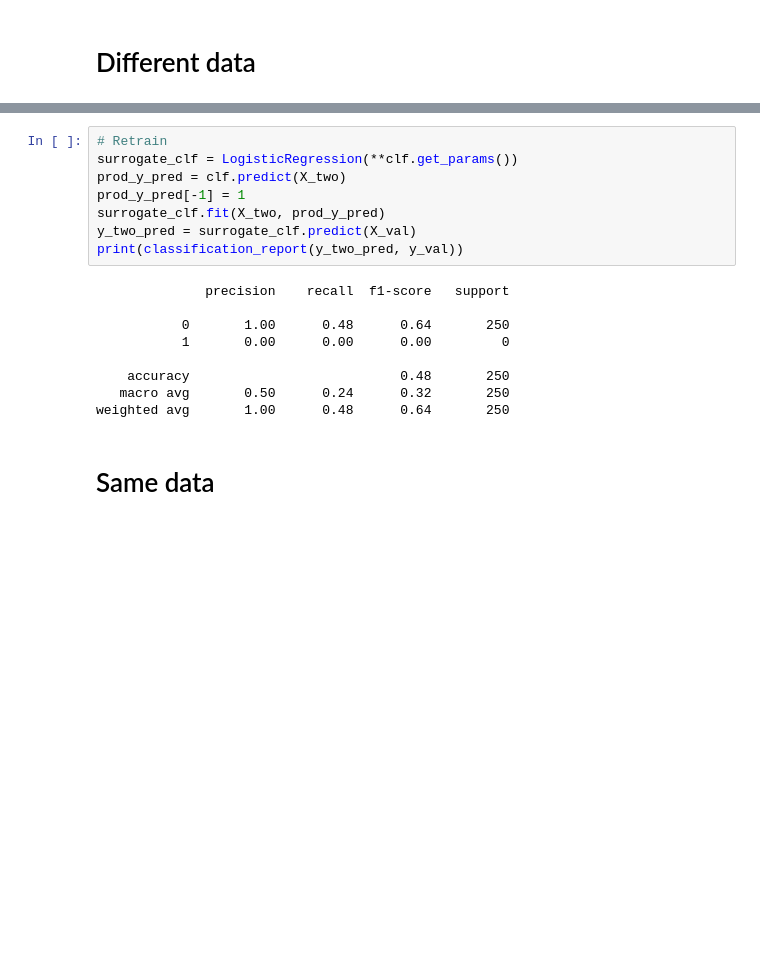
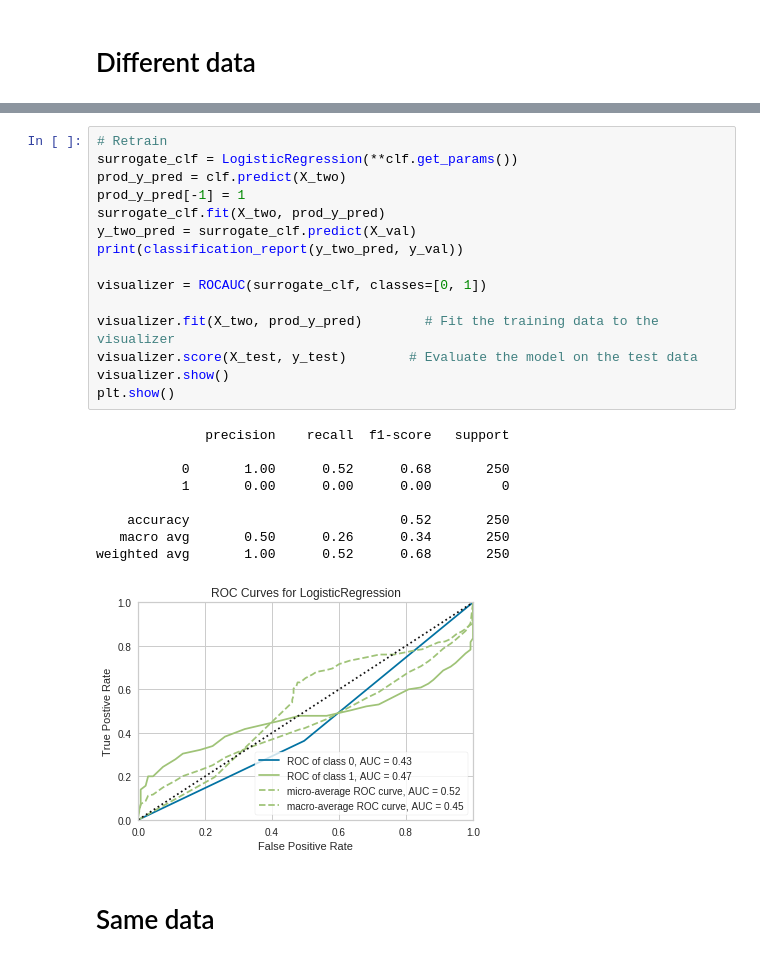
Before and after one commit to EricSchles/drifter_ml, a Jupyter notebook: experiments/simple_example.ipynb, the cells around one changed output, grey strips where cells are left out. Cells and saved outputs as stored; diff of their text form; blank space fills up the shorter version.

```diff
--- a/experiments/simple_example.ipynb
+++ b/experiments/simple_example.ipynb
@@ -50,20 +60,28 @@ weighted avg       0.58      0.56      0.56       250
 # %%
 # Retrain
 surrogate_clf = LogisticRegression(**clf.get_params())
 prod_y_pred = clf.predict(X_two)
 prod_y_pred[-1] = 1
 surrogate_clf.fit(X_two, prod_y_pred)
 y_two_pred = surrogate_clf.predict(X_val)
 print(classification_report(y_two_pred, y_val))
+
+visualizer = ROCAUC(surrogate_clf, classes=[0, 1])
+
+visualizer.fit(X_two, prod_y_pred)        # Fit the training data to the visualizer
+visualizer.score(X_test, y_test)        # Evaluate the model on the test data
+visualizer.show()
+plt.show()
 # %% [output]
               precision    recall  f1-score   support
 
-           0       1.00      0.48      0.64       250
+           0       1.00      0.52      0.68       250
            1       0.00      0.00      0.00         0
 
-    accuracy                           0.48       250
-   macro avg       0.50      0.24      0.32       250
-weighted avg       1.00      0.48      0.64       250
+    accuracy                           0.52       250
+   macro avg       0.50      0.26      0.34       250
+weighted avg       1.00      0.52      0.68       250
+[figure, added]
 # %% [markdown]
 # Same data
 # %%
```
Also changed, not shown: parts of 3 cells of this notebook.
